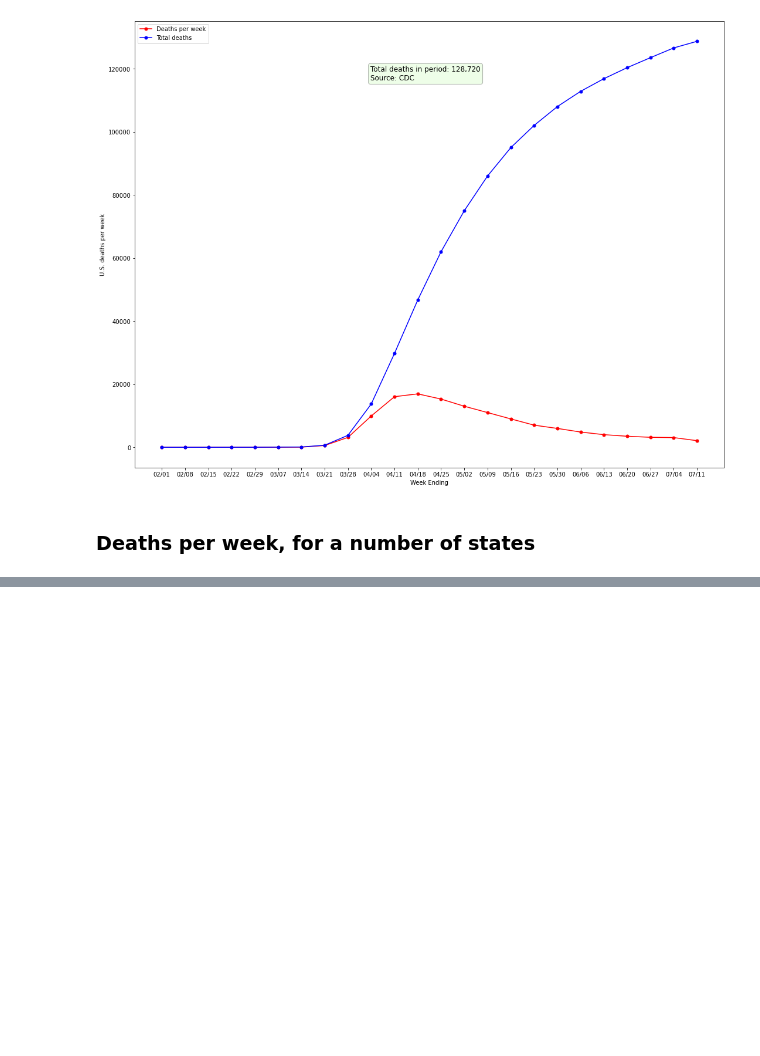
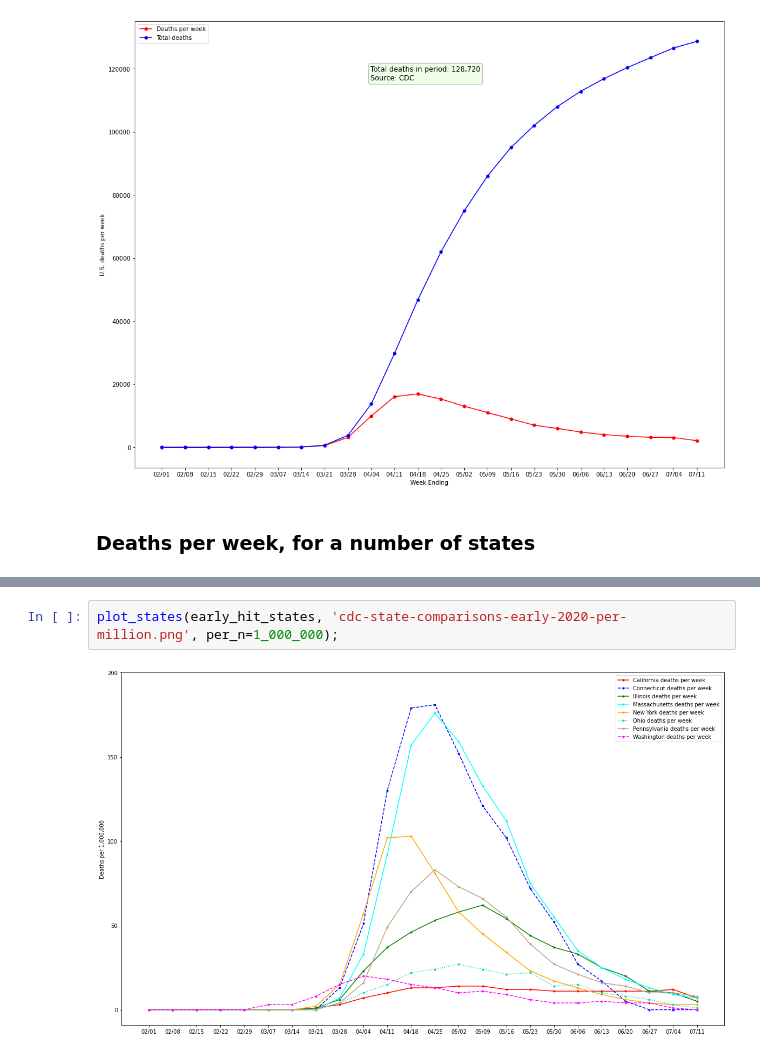
Before and after one commit to bmc/covid19, a Jupyter notebook: cdc.ipynb, the cells around one changed output, grey strips where cells are left out. Saved outputs shown, nothing was run; the diff lists cells and outputs as text; blank space fills up the shorter version.

```diff
--- a/cdc.ipynb
+++ b/cdc.ipynb
@@ -155,0 +189,4 @@ fig.savefig(os.path.join(IMAGES_PATH, 'cdc-state-comparisons.png'))
+# %%
+plot_states(early_hit_states, 'cdc-state-comparisons-early-2020-per-million.png', per_n=1_000_000);
+# %% [output]
+[figure, added]
```
Also changed, not shown: parts of 19 cells of this notebook.
